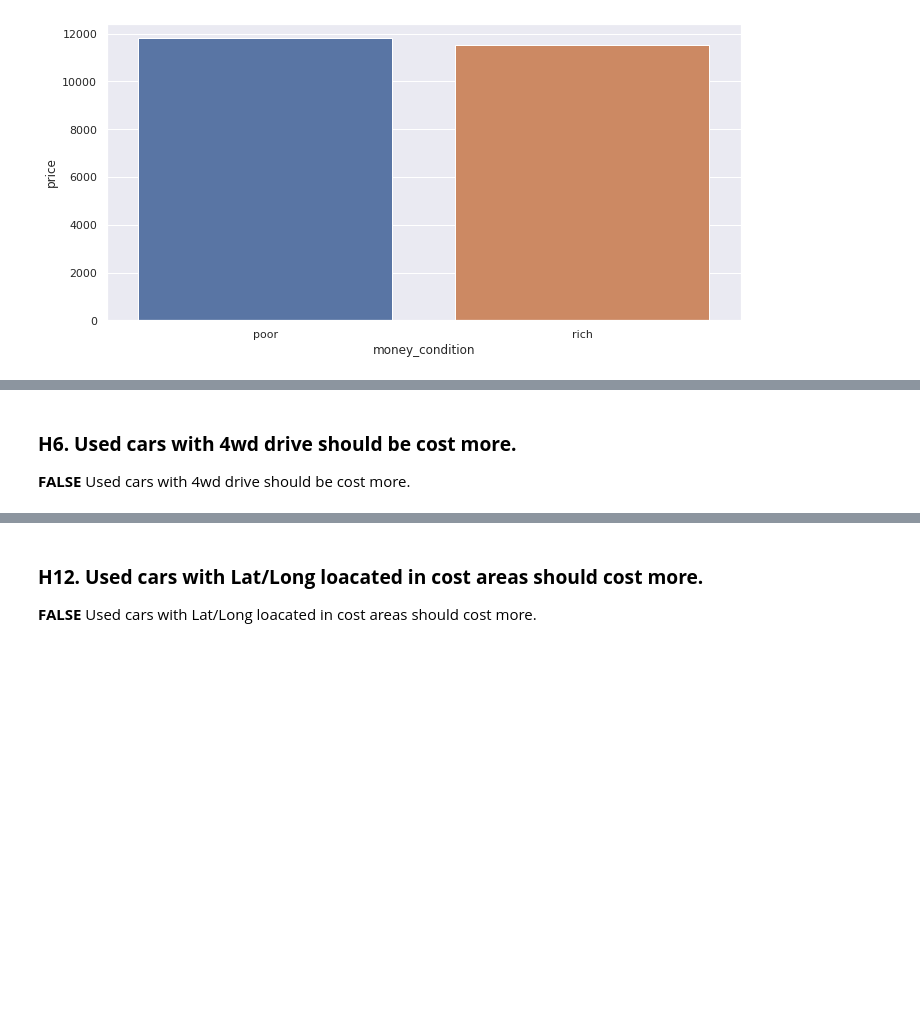
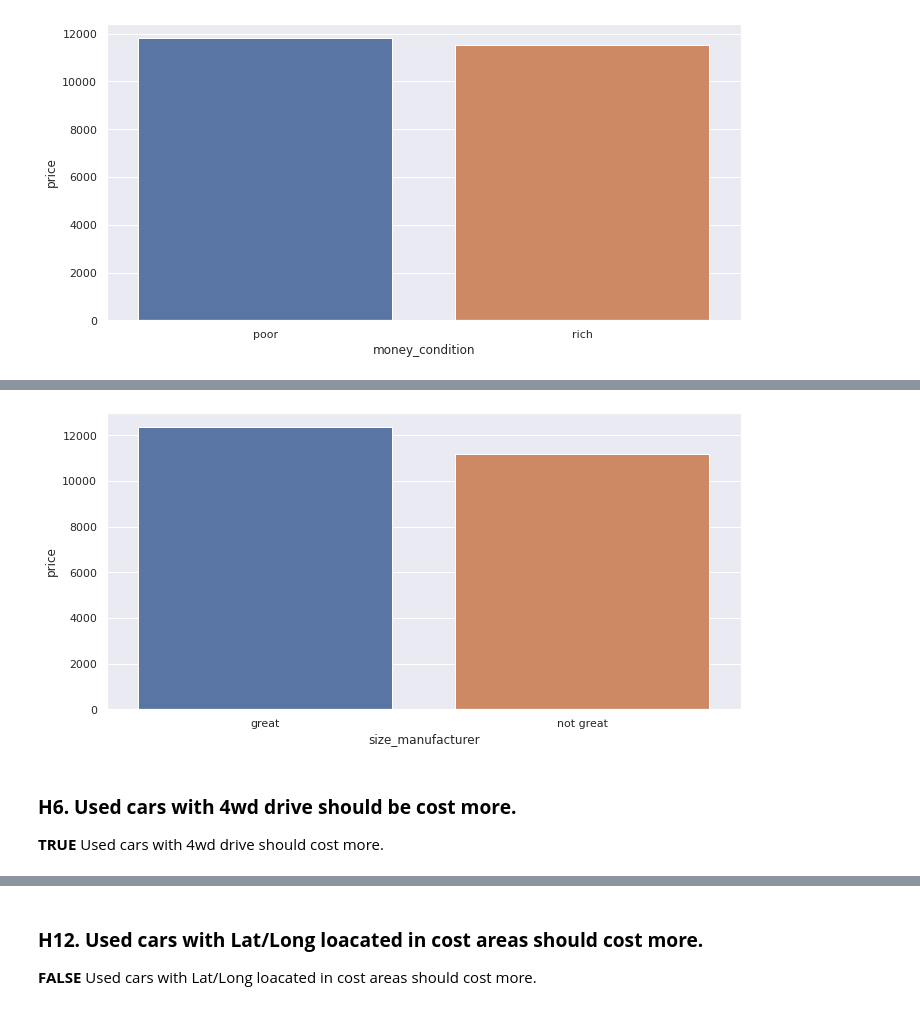
Before and after one commit to panambY/Used_Car_Price, a Jupyter notebook: Used_Car_Price.ipynb, the cells around one changed output, grey strips where cells are left out. Drawn from its saved outputs; the diff is of its cells as text; code cells hidden in the pictures; blank space fills up the shorter version.

```diff
--- a/Used_Car_Price.ipynb
+++ b/Used_Car_Price.ipynb
@@ -1220,3 +1219,14 @@ plt.xticks( rotation=90)
+# %%
+# To visualize better the difference between great manufacturer and not so great manufacturer I will separate them.
+# The top manufacturer are:
+# toyota, gmc, chevrolet, volkswagen, ford, bmw, nissan, hyundai, honda, mercedes-benz, jaguar, ferrari and tesla
+aux1['size_manufacturer'] = aux1['manufacturer'].apply( lambda x: 'great' if x == 'toyota' or x == 'gmc' or x == 'chevrolet' or x == 'volkswagen' or x == 'ford' or x == 'bmw' or x == 'nissan' or x == 'hyundai' or x == 'honda' or x == 'mercedes-benz' or x == 'jaguar' or x == 'ferrari' or x == 'tesla' else 'not great' )
+aux2 = aux1[['size_manufacturer', 'price']].groupby( 'size_manufacturer' ).mean().reset_index()
+
+plt.subplot( 2, 2, 4 )
+sns.barplot( x='size_manufacturer', y='price', data=aux2 );
+# %% [output]
+[figure, added]
 # %% [markdown]
 ### **H6. Used cars with 4wd drive should be cost more.**
-**FALSE** Used cars with 4wd drive should be cost more.
+**TRUE** Used cars with 4wd drive should cost more.
```
Also changed, not shown: parts of 19 cells of this notebook.
